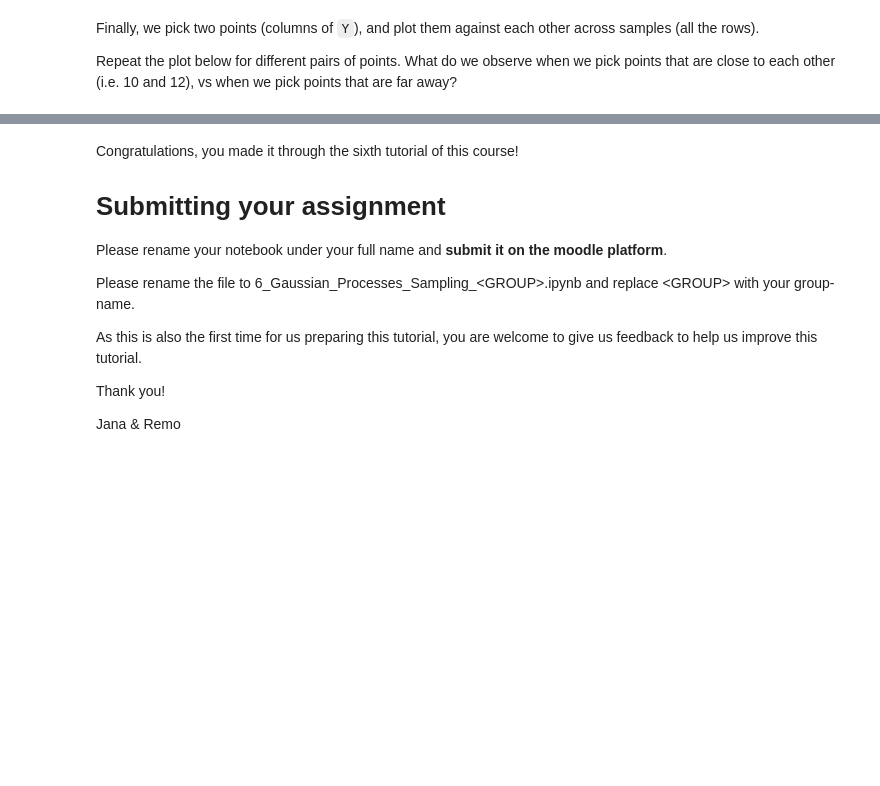
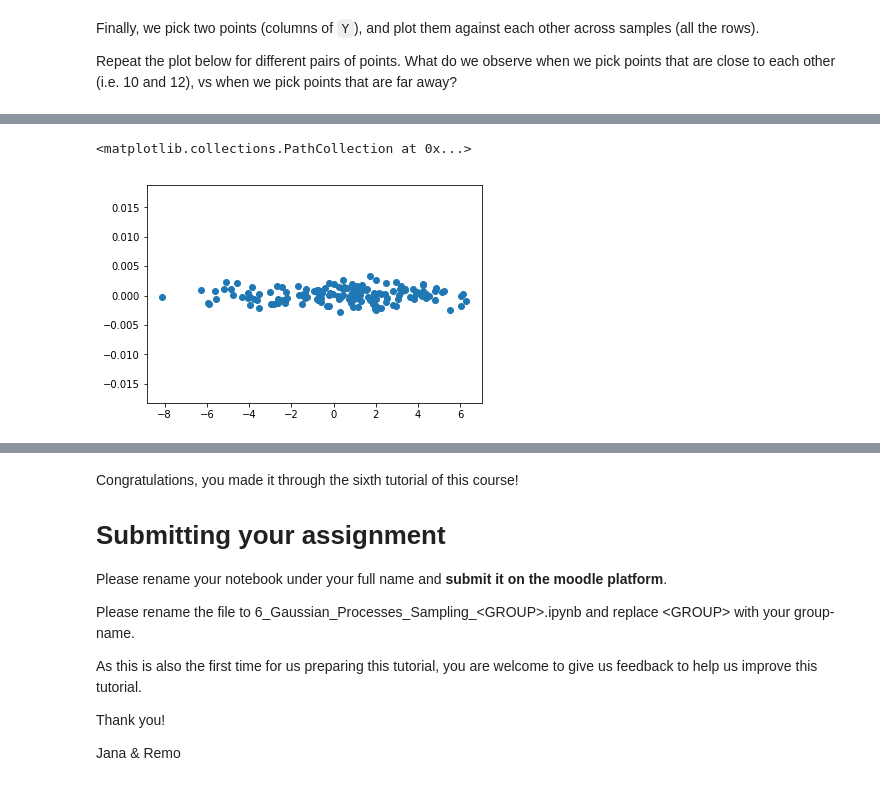
Before and after one commit to 2start/ml4pm, a Jupyter notebook: ex05/5_Gaussian_Processes_Sampling_STUDENT.ipynb, the cells around one changed output, grey strips where cells are left out. Cells and saved outputs as stored; diff of their text form; code cells hidden in the pictures; blank space fills up the shorter version.

```diff
--- a/ex05/5_Gaussian_Processes_Sampling_STUDENT.ipynb
+++ b/ex05/5_Gaussian_Processes_Sampling_STUDENT.ipynb
@@ -136,0 +183,5 @@ plt.scatter(Y[:,1], Y[:,10])
+# %%
+plt.scatter(Y[:,0], Y[:,-1])
+# %% [output]
+<matplotlib.collections.PathCollection at 0x...>
+[figure, added]
```
Also changed, not shown: parts of 17 cells of this notebook.
